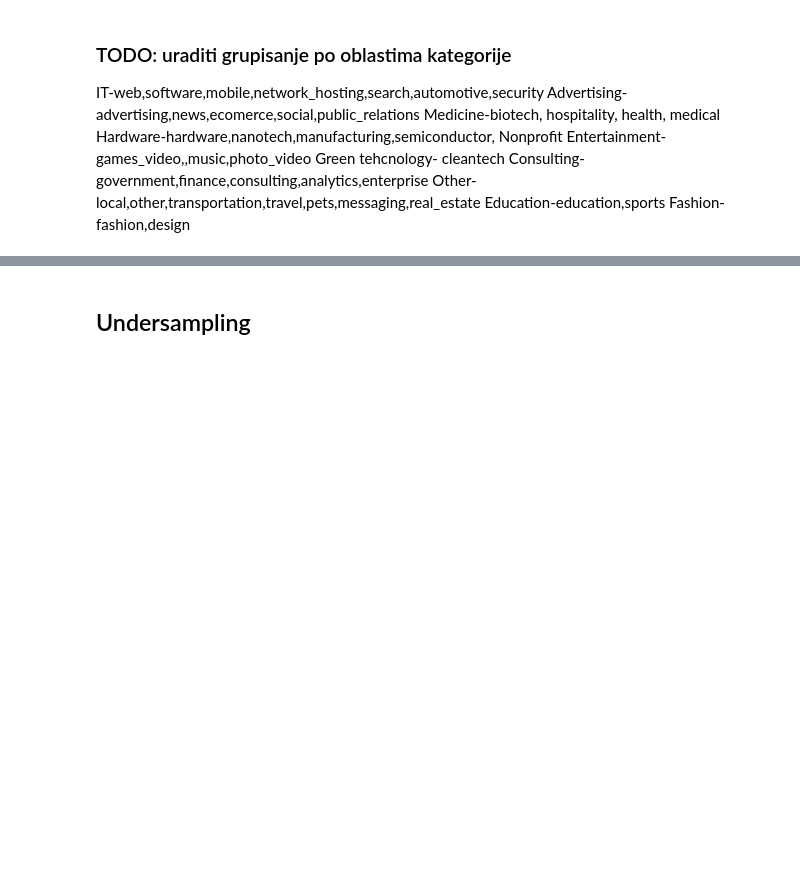
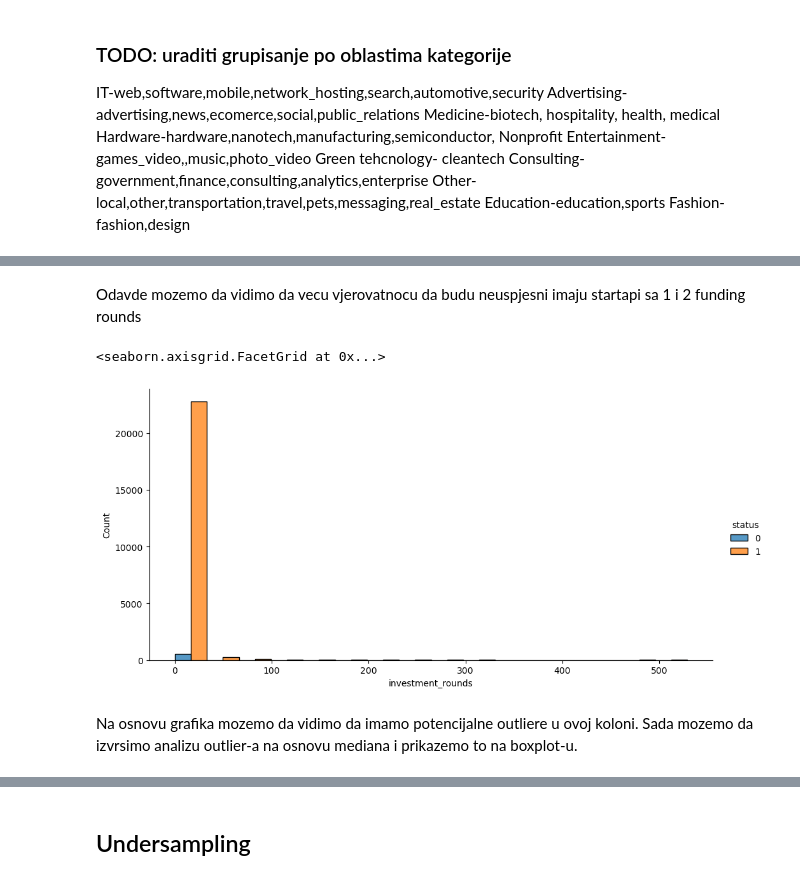
Before and after one commit to djordjekrsmanovic/siap, a Jupyter notebook: KT1.ipynb, the cells around one changed output, grey strips where cells are left out. Drawn from its saved outputs; the diff is of its cells as text; code cells hidden in the pictures; blank space fills up the shorter version.

```diff
--- a/KT1.ipynb
+++ b/KT1.ipynb
@@ -345,0 +398,10 @@ dfTarget
+# %% [markdown]
+Odavde mozemo da vidimo da vecu vjerovatnocu da budu neuspjesni imaju startapi sa 1 i 2 funding rounds
+# %%
+%matplotlib inline
+sb.displot(dfTarget, x='investment_rounds', hue="status", height=5, aspect=2, multiple="dodge")
+# %% [output]
+<seaborn.axisgrid.FacetGrid at 0x...>
+[figure, added]
+# %% [markdown]
+Na osnovu grafika mozemo da vidimo da imamo potencijalne outliere u ovoj koloni. Sada mozemo da izvrsimo analizu outlier-a na osnovu mediana i prikazemo to na boxplot-u.
```
Also changed, not shown: parts of 112 cells of this notebook, 8 other files.
